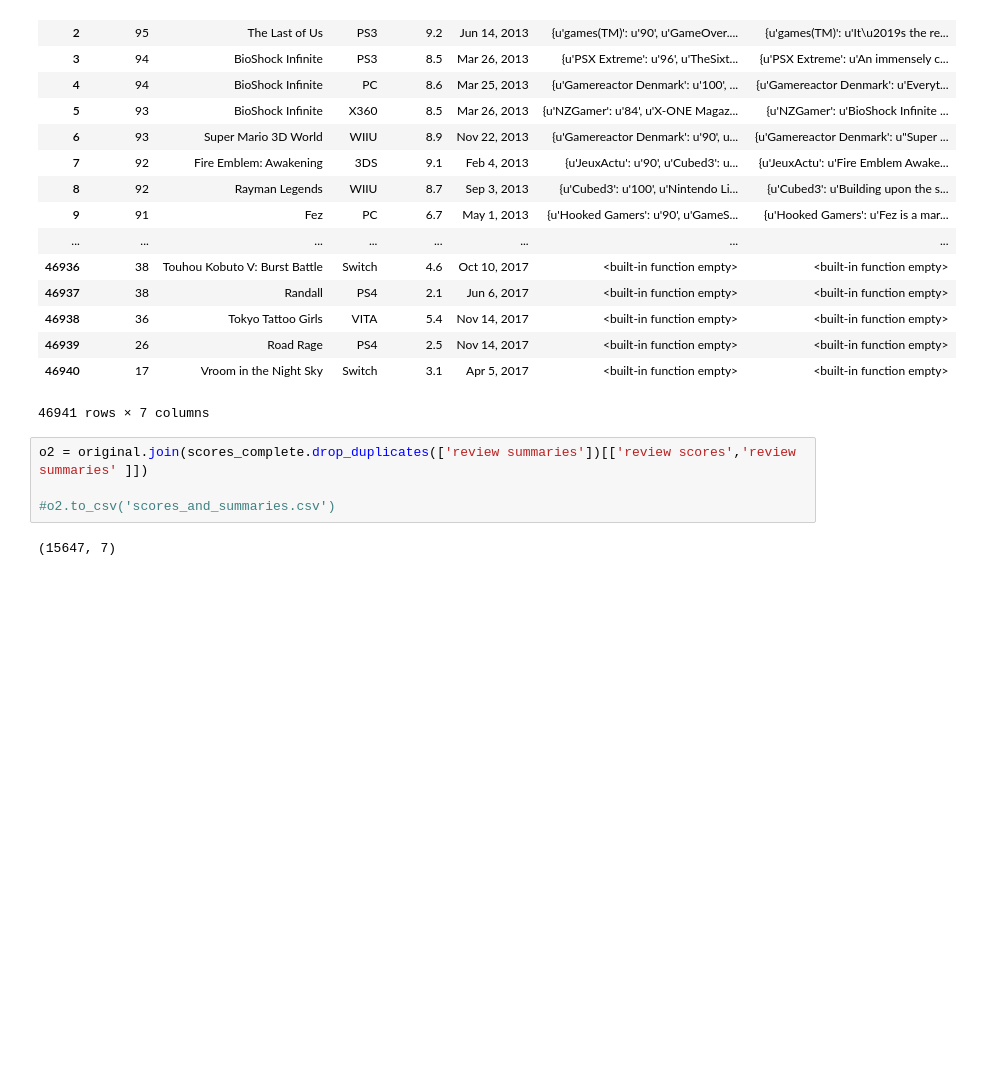
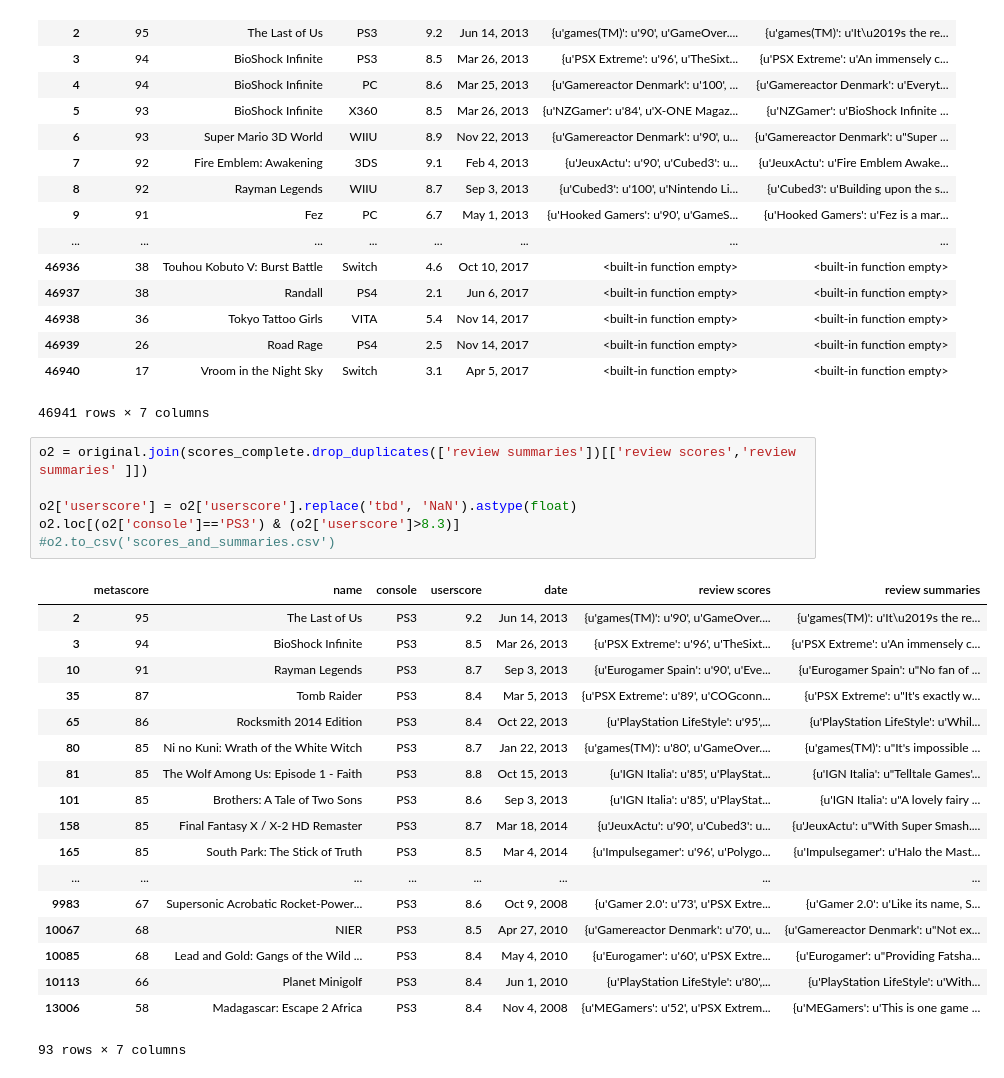
Before and after one commit to Tobi1kenobi/metacritic-games-vis, a Jupyter notebook: Notebooks/Word cloud generator.ipynb, the cells around one changed output. Saved outputs shown, nothing was run; the diff lists cells and outputs as text; blank space fills up the shorter version.

```diff
--- a/Notebooks/Word cloud generator.ipynb
+++ b/Notebooks/Word cloud generator.ipynb
@@ -514,6 +514,25 @@ scores_complete
 # %%
 o2 = original.join(scores_complete.drop_duplicates(['review summaries'])[['review scores','review summaries' ]])
 
+o2['userscore'] = o2['userscore'].replace('tbd', 'NaN').astype(float)
+o2.loc[(o2['console']=='PS3') & (o2['userscore']>8.3)]
 #o2.to_csv('scores_and_summaries.csv')
 # %% [output]
+|  | metascore | name | console | userscore | date | review scores | review summaries |
+| 2 | 95 | The Last of Us | PS3 | 9.2 | Jun 14, 2013 | {u'games(TM)': u'90', u'GameOver.... | {u'games(TM)': u'It\u2019s the re... |
+| 3 | 94 | BioShock Infinite | PS3 | 8.5 | Mar 26, 2013 | {u'PSX Extreme': u'96', u'TheSixt... | {u'PSX Extreme': u'An immensely c... |
+| 10 | 91 | Rayman Legends | PS3 | 8.7 | Sep 3, 2013 | {u'Eurogamer Spain': u'90', u'Eve... | {u'Eurogamer Spain': u"No fan of ... |
+| 35 | 87 | Tomb Raider | PS3 | 8.4 | Mar 5, 2013 | {u'PSX Extreme': u'89', u'COGconn... | {u'PSX Extreme': u"It's exactly w... |
+| 65 | 86 | Rocksmith 2014 Edition | PS3 | 8.4 | Oct 22, 2013 | {u'PlayStation LifeStyle': u'95',... | {u'PlayStation LifeStyle': u'Whil... |
+| 80 | 85 | Ni no Kuni: Wrath of the White Witch | PS3 | 8.7 | Jan 22, 2013 | {u'games(TM)': u'80', u'GameOver.... | {u'games(TM)': u"It's impossible ... |
+| 81 | 85 | The Wolf Among Us: Episode 1 - Faith | PS3 | 8.8 | Oct 15, 2013 | {u'IGN Italia': u'85', u'PlayStat... | {u'IGN Italia': u"Telltale Games'... |
+| 101 | 85 | Brothers: A Tale of Two Sons | PS3 | 8.6 | Sep 3, 2013 | {u'IGN Italia': u'85', u'PlayStat... | {u'IGN Italia': u"A lovely fairy ... |
+| 158 | 85 | Final Fantasy X / X-2 HD Remaster | PS3 | 8.7 | Mar 18, 2014 | {u'JeuxActu': u'90', u'Cubed3': u... | {u'JeuxActu': u"With Super Smash.... |
+| 165 | 85 | South Park: The Stick of Truth | PS3 | 8.5 | Mar 4, 2014 | {u'Impulsegamer': u'96', u'Polygo... | {u'Impulsegamer': u'Halo the Mast... |
+| ... | ... | ... | ... | ... | ... | ... | ... |
+| 9983 | 67 | Supersonic Acrobatic Rocket-Power... | PS3 | 8.6 | Oct 9, 2008 | {u'Gamer 2.0': u'73', u'PSX Extre... | {u'Gamer 2.0': u'Like its name, S... |
+| 10067 | 68 | NIER | PS3 | 8.5 | Apr 27, 2010 | {u'Gamereactor Denmark': u'70', u... | {u'Gamereactor Denmark': u"Not ex... |
+| 10085 | 68 | Lead and Gold: Gangs of the Wild ... | PS3 | 8.4 | May 4, 2010 | {u'Eurogamer': u'60', u'PSX Extre... | {u'Eurogamer': u"Providing Fatsha... |
+| 10113 | 66 | Planet Minigolf | PS3 | 8.4 | Jun 1, 2010 | {u'PlayStation LifeStyle': u'80',... | {u'PlayStation LifeStyle': u'With... |
+| 13006 | 58 | Madagascar: Escape 2 Africa | PS3 | 8.4 | Nov 4, 2008 | {u'MEGamers': u'52', u'PSX Extrem... | {u'MEGamers': u'This is one game ... |
-(15647, 7)
+93 rows × 7 columns
```
